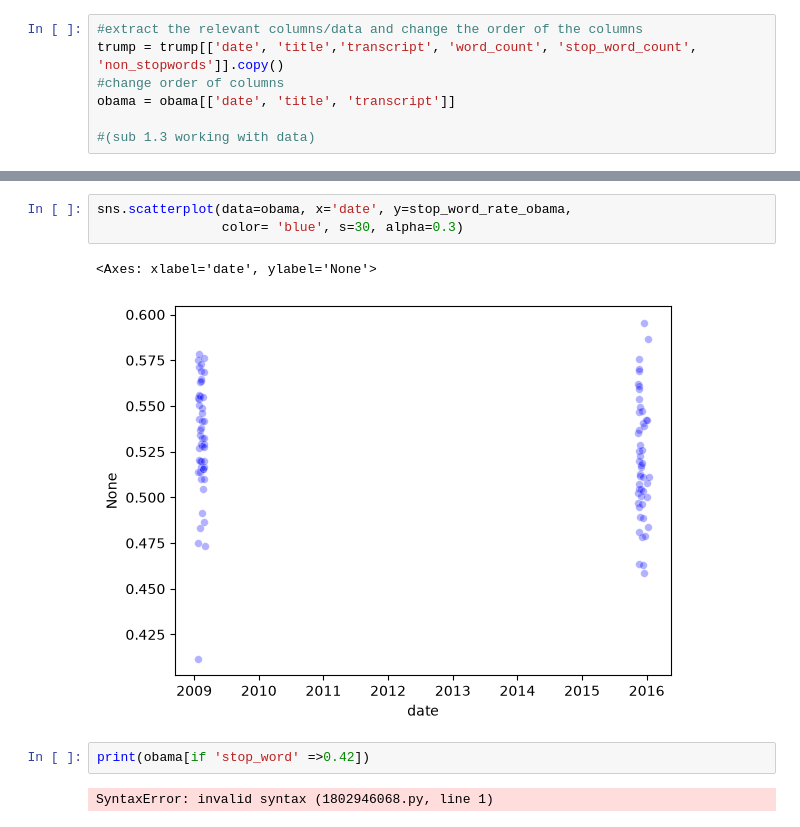
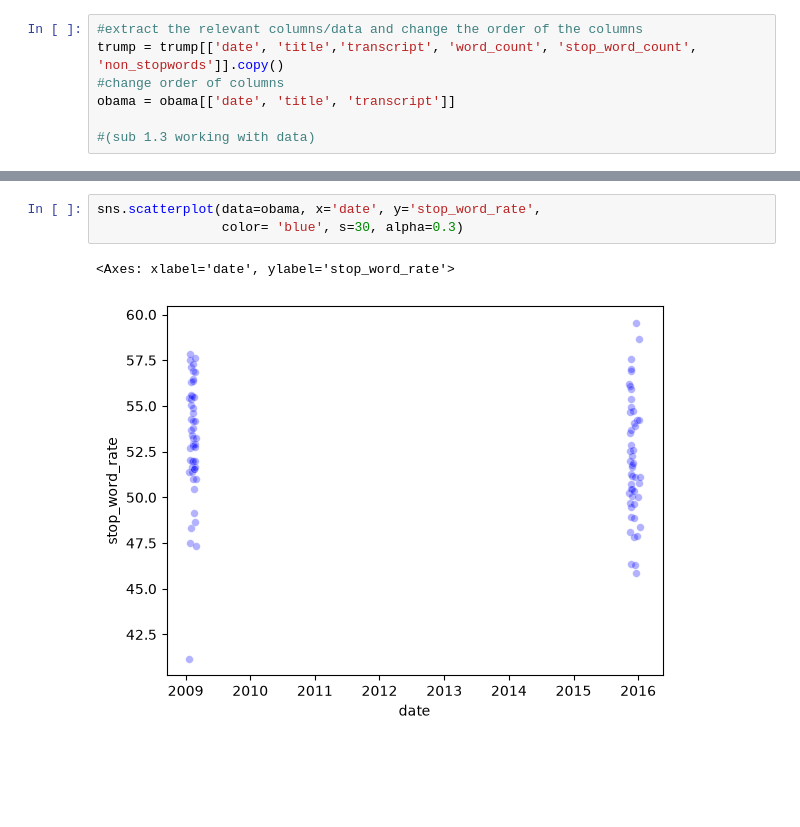
Before and after one commit to howlou/Trump-shit, a Jupyter notebook: Comparison_NLP.ipynb, the cells around one changed output, grey strips where cells are left out. Drawn from its saved outputs; the diff is of its cells as text; blank space fills up the shorter version.

```diff
--- a/Comparison_NLP.ipynb
+++ b/Comparison_NLP.ipynb
@@ -199,10 +218,6 @@ sns.scatterplot(data=trump, x='date', y=stop_word_rate_trump,
 # %%
-sns.scatterplot(data=obama, x='date', y=stop_word_rate_obama,
+sns.scatterplot(data=obama, x='date', y='stop_word_rate',
                 color= 'blue', s=30, alpha=0.3)
 # %% [output]
-<Axes: xlabel='date', ylabel='None'>
+<Axes: xlabel='date', ylabel='stop_word_rate'>
-[figure, old version]
+[figure, new version]
-# %%
-print(obama[if 'stop_word' =>0.42])
-# %% [output]
-SyntaxError: invalid syntax (1802946068.py, line 1)
```
Also changed, not shown: parts of 9 cells of this notebook.
